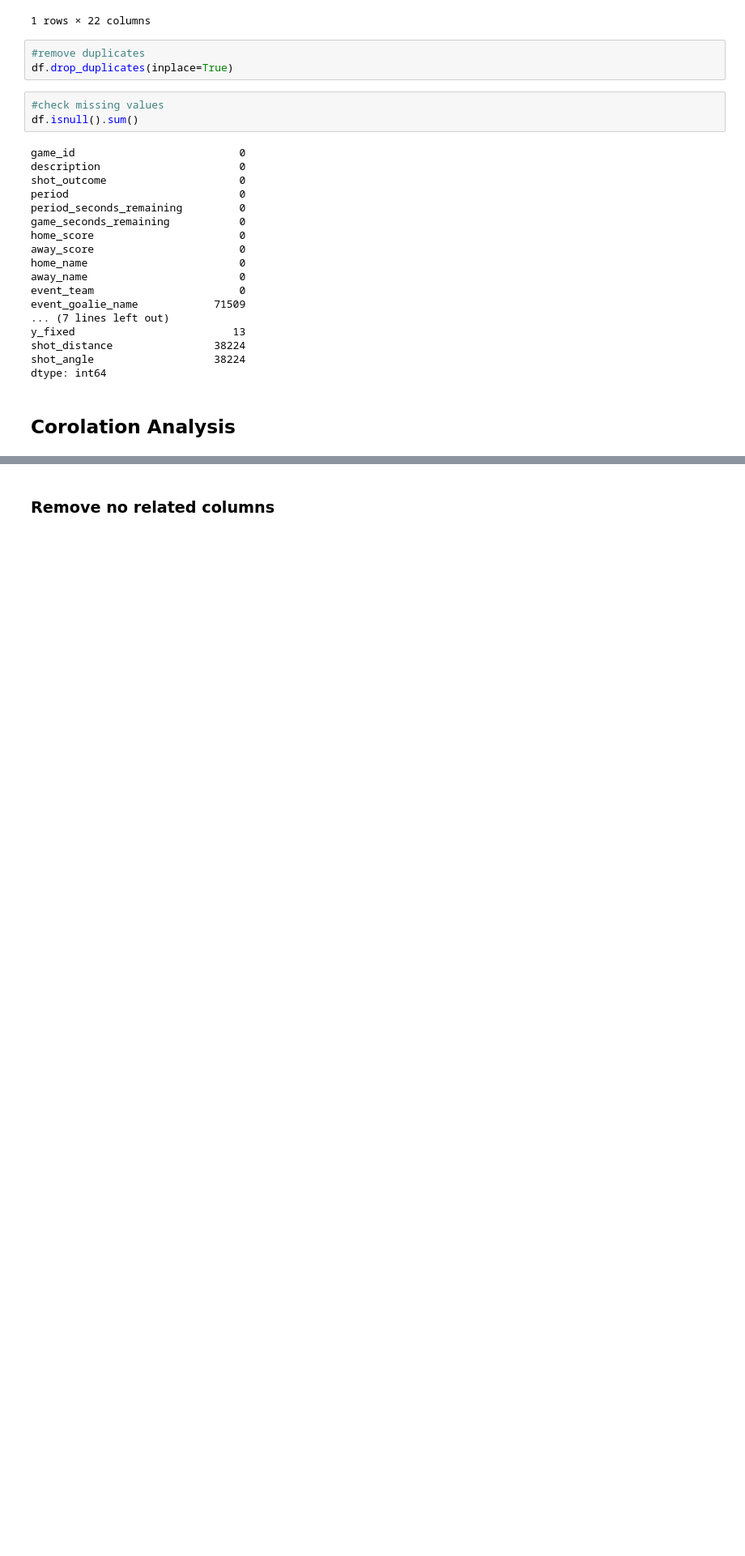
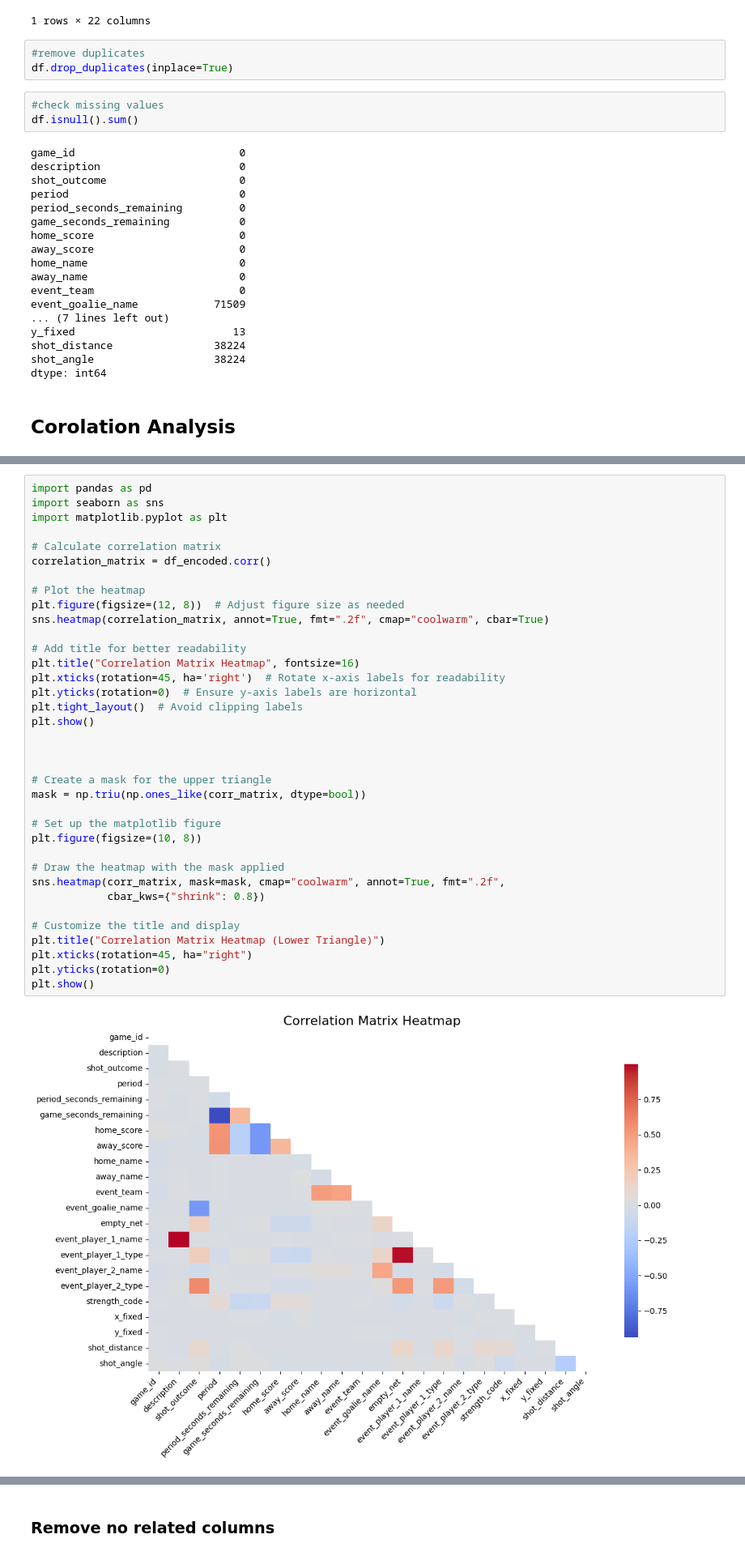
Before and after one commit to nursahhhh/AIN311CourseProject, a Jupyter notebook: AIN311_Project.ipynb, the cells around one changed output, grey strips where cells are left out. Shown: that part at 81% size. Drawn from its saved outputs; the diff is of its cells as text; blank space fills up the shorter version.

```diff
--- a/AIN311_Project.ipynb
+++ b/AIN311_Project.ipynb
@@ -231,0 +197,38 @@ Name: shot_outcome, dtype: float64
+# %%
+import pandas as pd
+import seaborn as sns
+import matplotlib.pyplot as plt
+
+# Calculate correlation matrix
+correlation_matrix = df_encoded.corr()
+
+# Plot the heatmap
+plt.figure(figsize=(12, 8))  # Adjust figure size as needed
+sns.heatmap(correlation_matrix, annot=True, fmt=".2f", cmap="coolwarm", cbar=True)
+
+# Add title for better readability
+plt.title("Correlation Matrix Heatmap", fontsize=16)
+plt.xticks(rotation=45, ha='right')  # Rotate x-axis labels for readability
+plt.yticks(rotation=0)  # Ensure y-axis labels are horizontal
+plt.tight_layout()  # Avoid clipping labels
+plt.show()
+
+
+
+# Create a mask for the upper triangle
+mask = np.triu(np.ones_like(corr_matrix, dtype=bool))
+
+# Set up the matplotlib figure
+plt.figure(figsize=(10, 8))
+
+# Draw the heatmap with the mask applied
+sns.heatmap(corr_matrix, mask=mask, cmap="coolwarm", annot=True, fmt=".2f",
+            cbar_kws={"shrink": 0.8})
+
+# Customize the title and display
+plt.title("Correlation Matrix Heatmap (Lower Triangle)")
+plt.xticks(rotation=45, ha="right")
+plt.yticks(rotation=0)
+plt.show()
+# %% [output]
+[figure, added]
```
Also changed, not shown: parts of 12 cells of this notebook.
